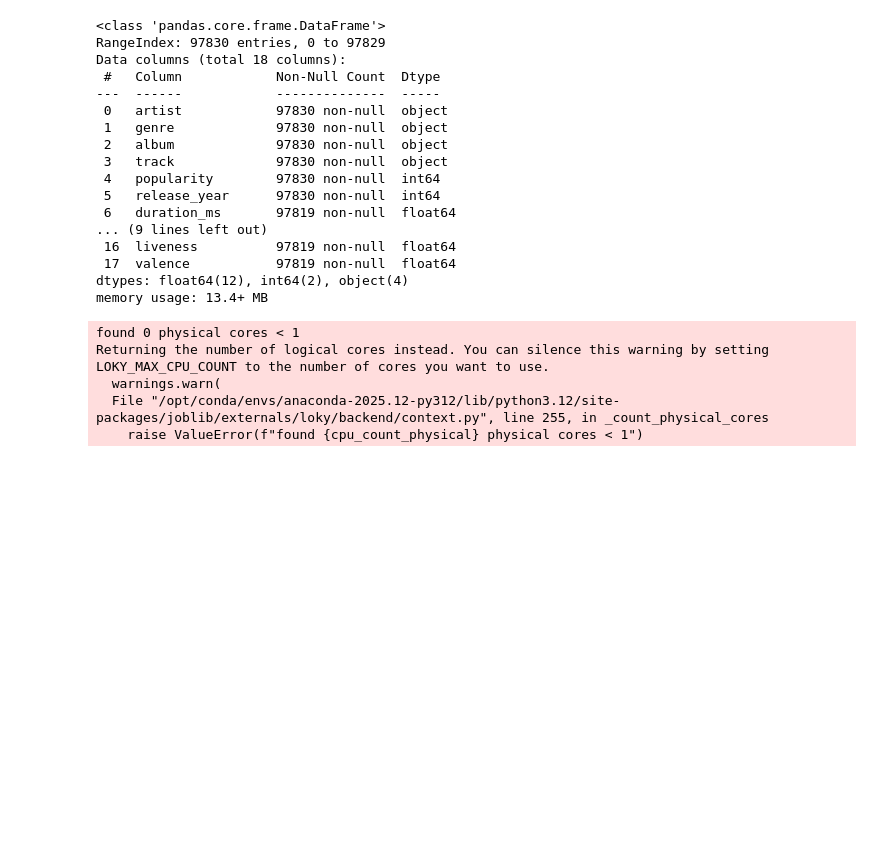
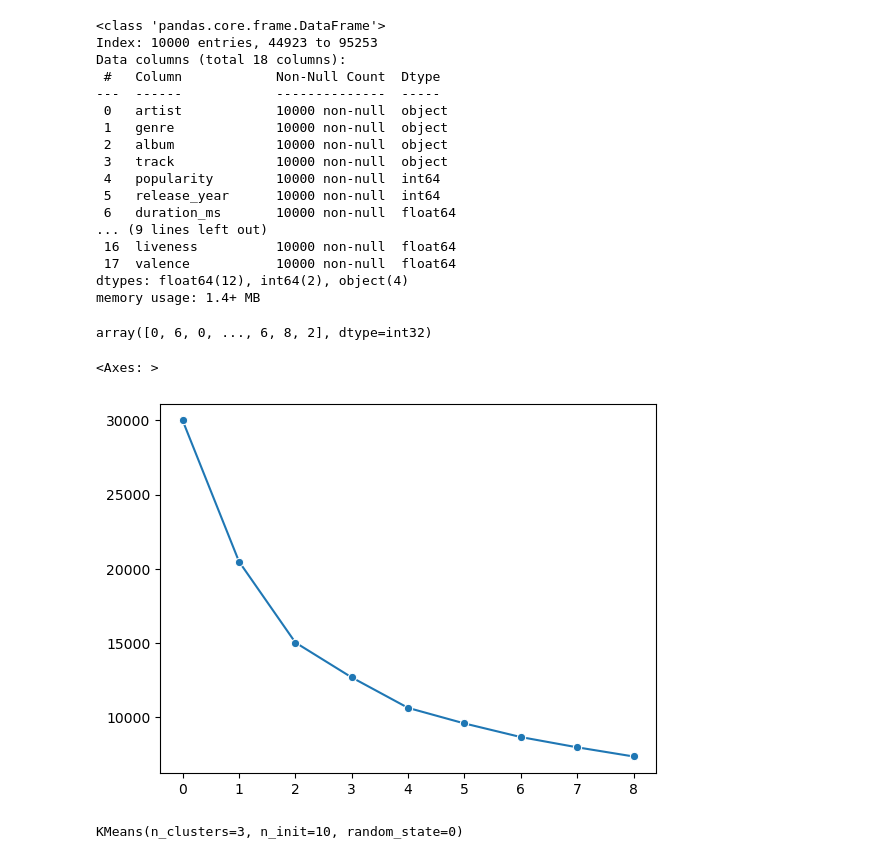
Before and after one commit to TylerE-2008/CCIC-AI, a Jupyter notebook: RFP Sem 2/RFP #2/kMeanModel.ipynb, the cells around one changed output. Drawn from its saved outputs; the diff is of its cells as text; code cells hidden in the pictures; blank space fills up the shorter version.

```diff
--- a/RFP Sem 2/RFP #2/kMeanModel.ipynb
+++ b/RFP Sem 2/RFP #2/kMeanModel.ipynb
@@ -1,29 +1,31 @@
 # %%
+import os
+os.environ["LOKY_MAX_CPU_COUNT"] = "1"
 import pandas as pd
 from sklearn.cluster import KMeans
 import seaborn as sns
 
 df = pd.read_csv("spotify_punk_sample.csv")
-#df = df.sample(n=10000)
+df = df.sample(n=10000)
 df.info()
 # %% [output]
 <class 'pandas.core.frame.DataFrame'>
-RangeIndex: 97830 entries, 0 to 97829
+Index: 10000 entries, 44923 to 95253
 Data columns (total 18 columns):
  #   Column            Non-Null Count  Dtype
 ---  ------            --------------  -----
- 0   artist            97830 non-null  object
- 1   genre             97830 non-null  object
- 2   album             97830 non-null  object
- 3   track             97830 non-null  object
- 4   popularity        97830 non-null  int64
- 5   release_year      97830 non-null  int64
- 6   duration_ms       97819 non-null  float64
+ 0   artist            10000 non-null  object
+ 1   genre             10000 non-null  object
+ 2   album             10000 non-null  object
+ 3   track             10000 non-null  object
+ 4   popularity        10000 non-null  int64
+ 5   release_year      10000 non-null  int64
+ 6   duration_ms       10000 non-null  float64
 ... (9 lines left out)
- 16  liveness          97819 non-null  float64
- 17  valence           97819 non-null  float64
+ 16  liveness          10000 non-null  float64
+ 17  valence           10000 non-null  float64
 dtypes: float64(12), int64(2), object(4)
-memory usage: 13.4+ MB
+memory usage: 1.4+ MB
 # %%
 from sklearn.cluster import KMeans
 from sklearn.impute import SimpleImputer
@@ -40,15 +42,11 @@ features_scaled = StandardScaler().fit_transform(features_clean)
 
 # Elbow loop
 inertias = []
-for i in range(1, 11):
-    kmeans = KMeans(n_clusters=710, random_state=0, n_init=10)
+for i in range(1,10):
+    kmeans = KMeans(n_clusters=i, random_state=0, n_init=10)
     kmeans.fit(features_scaled)
     inertias.append(kmeans.inertia_)
-# %% [output]
-found 0 physical cores < 1
-Returning the number of logical cores instead. You can silence this warning by setting LOKY_MAX_CPU_COUNT to the number of cores you want to use.
-  warnings.warn(
-  File "/opt/conda/envs/anaconda-2025.12-py312/lib/python3.12/site-packages/joblib/externals/loky/backend/context.py", line 255, in _count_physical_cores
-    raise ValueError(f"found {cpu_count_physical} physical cores < 1")
 # %%
 kmeans.labels_
+# %% [output]
+array([0, 6, 0, ..., 6, 8, 2], dtype=int32)
@@ -57,2 +53,23 @@ sns.scatterplot(x=df["energy"], y=df["danceability"], hue=kmean  s.labels_)
 # %%
-sns.lineplot(x=[0, 10, 20, 30, 40, 50, 60, 70, 80, 90], y=inertias)
+sns.lineplot(
+    x=range(len(inertias)),
+    y=inertias,
+    marker="o"
+)
+# %% [output]
+<Axes: >
+[figure, added]
+# %%
+# Select features
+features = df[["energy", "danceability", "valence"]]
+
+# Impute NaNs
+features_clean = SimpleImputer(strategy="mean").fit_transform(features)
+
+# Scale (important for KMeans)
+features_scaled = StandardScaler().fit_transform(features_clean)
+
+kmeans = KMeans(n_clusters=3, random_state=0, n_init=10)
+kmeans.fit(features_scaled)
+# %% [output]
+KMeans(n_clusters=3, n_init=10, random_state=0)
```
Also changed, not shown: parts of 4 cells of this notebook.
